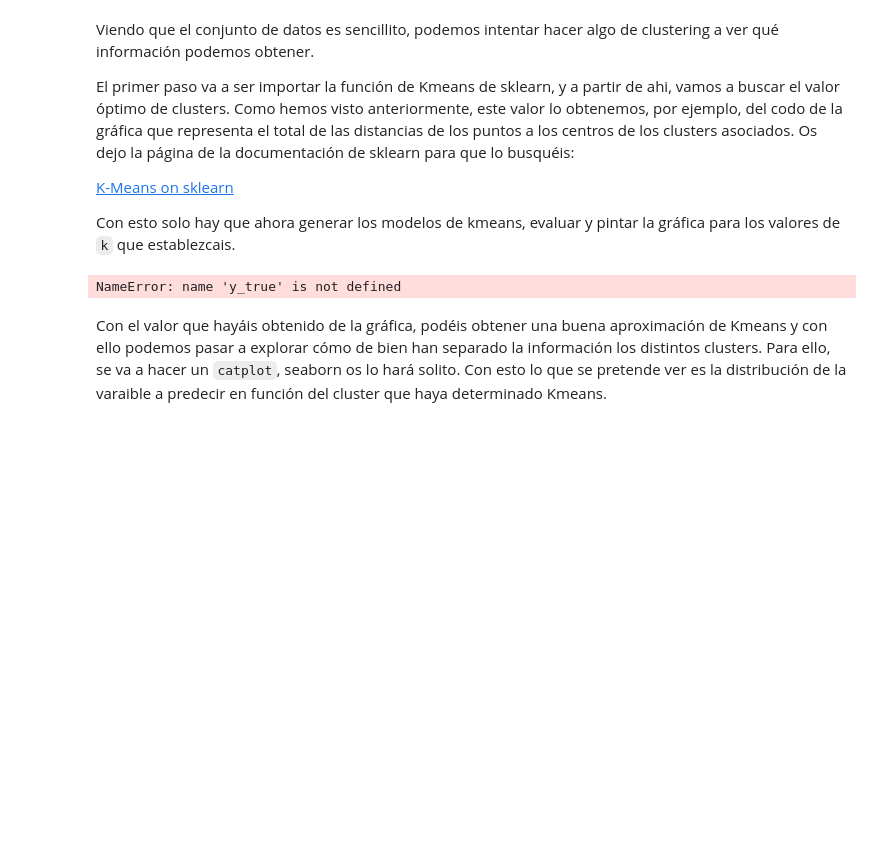
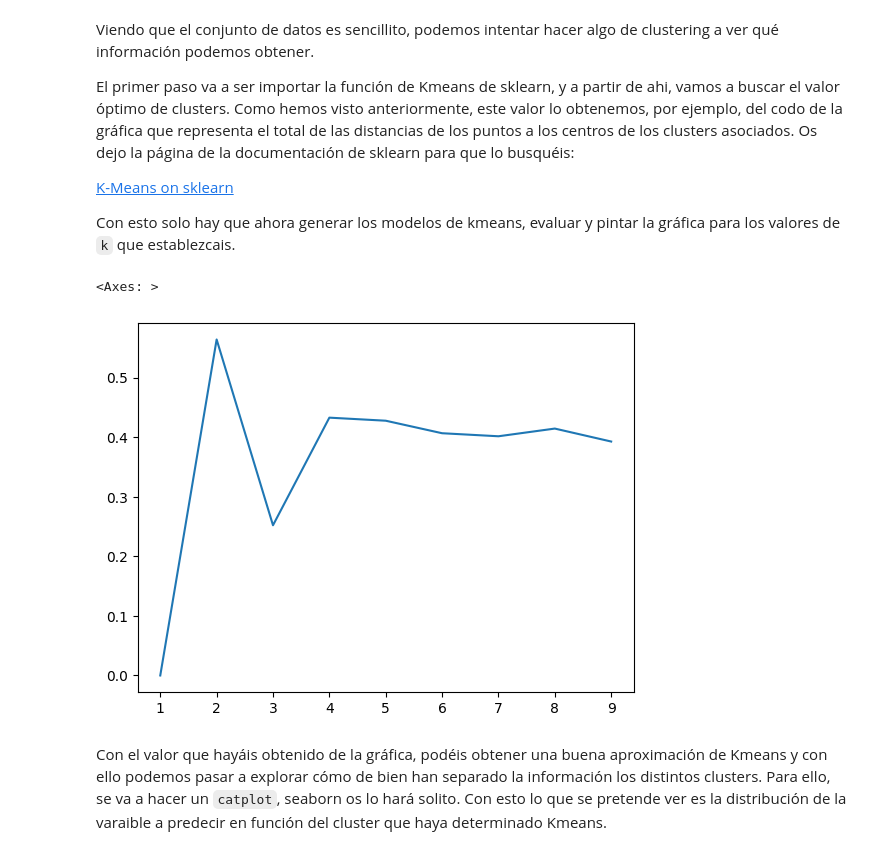
Before and after one commit to Frodmar/proyecto-9_Unsupervised_ML_group_7, a Jupyter notebook: workshop-clustering-pca.ipynb, the cells around one changed output. Drawn from its saved outputs; the diff is of its cells as text; code cells hidden in the pictures; blank space fills up the shorter version.

Commit message:
feat/finalizacion del clustering con PCA y Kmeans

```diff
--- a/workshop-clustering-pca.ipynb
+++ b/workshop-clustering-pca.ipynb
@@ -272,23 +272,28 @@ El primer paso va a ser importar la función de Kmeans de sklearn, y a partir de
 Con esto solo hay que ahora generar los modelos de kmeans, evaluar y pintar la gráfica para los valores de ``k`` que establezcais.
 # %%
 from sklearn.cluster import KMeans
+from sklearn.metrics import normalized_mutual_info_score
 
 scores = []
 k_values = range(1, 10)# definir un rango
 for a in k_values:
 
     # Definir Kmeans y ajustar
     kmeans = KMeans(n_clusters=a, random_state=42)
     kmeans.fit(X_train)
 
     # Guardar la predicción
     y_pred = kmeans.predict(X_test)
-    accuracy = accuracy_score(y_test, y_pred)
-    scores.append(accuracy)
+    # Convertir y_test de multilabel a single
+    y_test_labels = y_test.idxmax(axis=1)
+    # Use normalized mutual information score for clustering evaluation
+    score = normalized_mutual_info_score(y_test_labels, y_pred)
+    scores.append(score)
 
 sns.lineplot(x=k_values, y=scores)
 # %% [output]
-NameError: name 'y_true' is not defined
+<Axes: >
+[figure, added]
 # %% [markdown]
 Con el valor que hayáis obtenido de la gráfica, podéis obtener una buena aproximación de Kmeans y con ello podemos pasar a explorar cómo de bien han separado la información los distintos clusters. Para ello, se va a hacer un ``catplot``, seaborn os lo hará solito. Con esto lo que se pretende ver es la distribución de la varaible a predecir en función del cluster que haya determinado Kmeans.
 # %%
```
Also changed, not shown: parts of 3 cells of this notebook.
